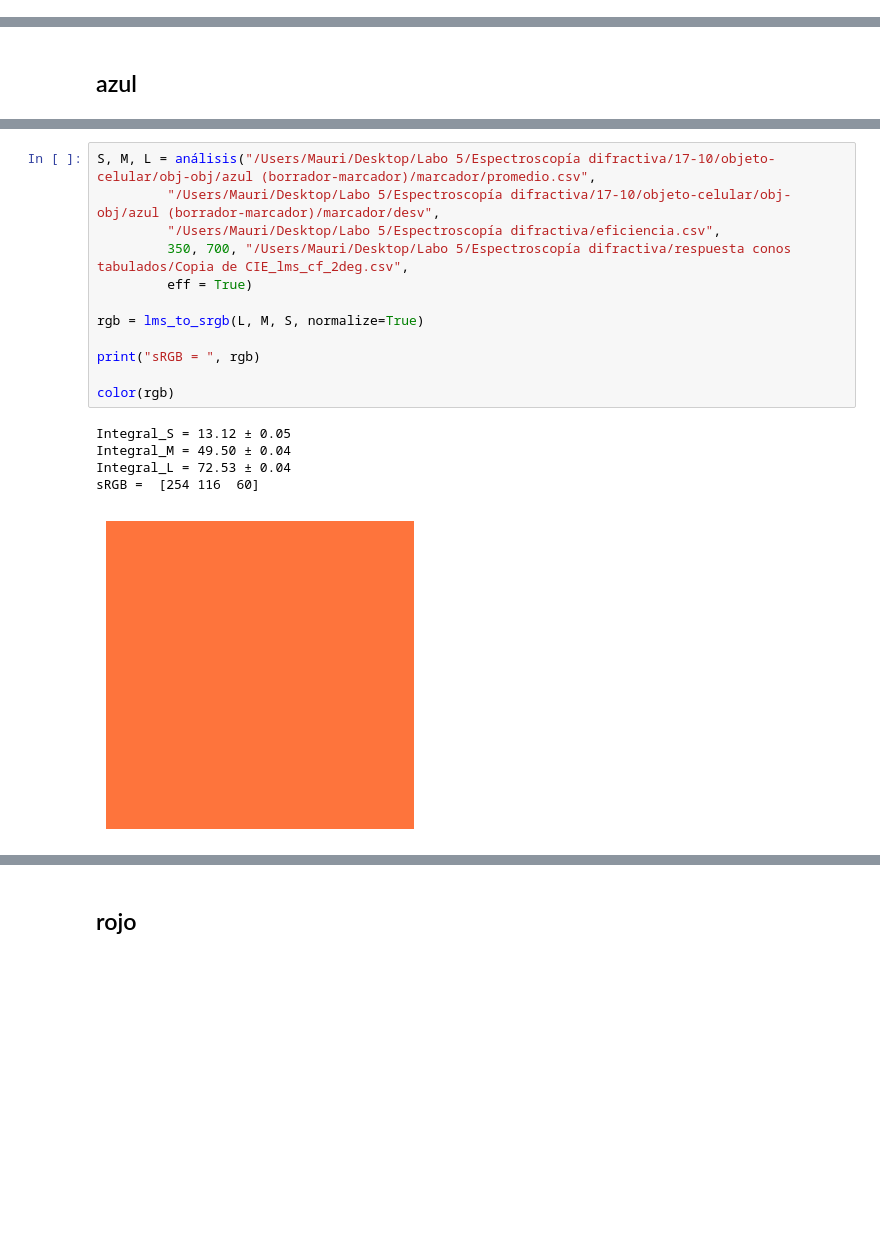
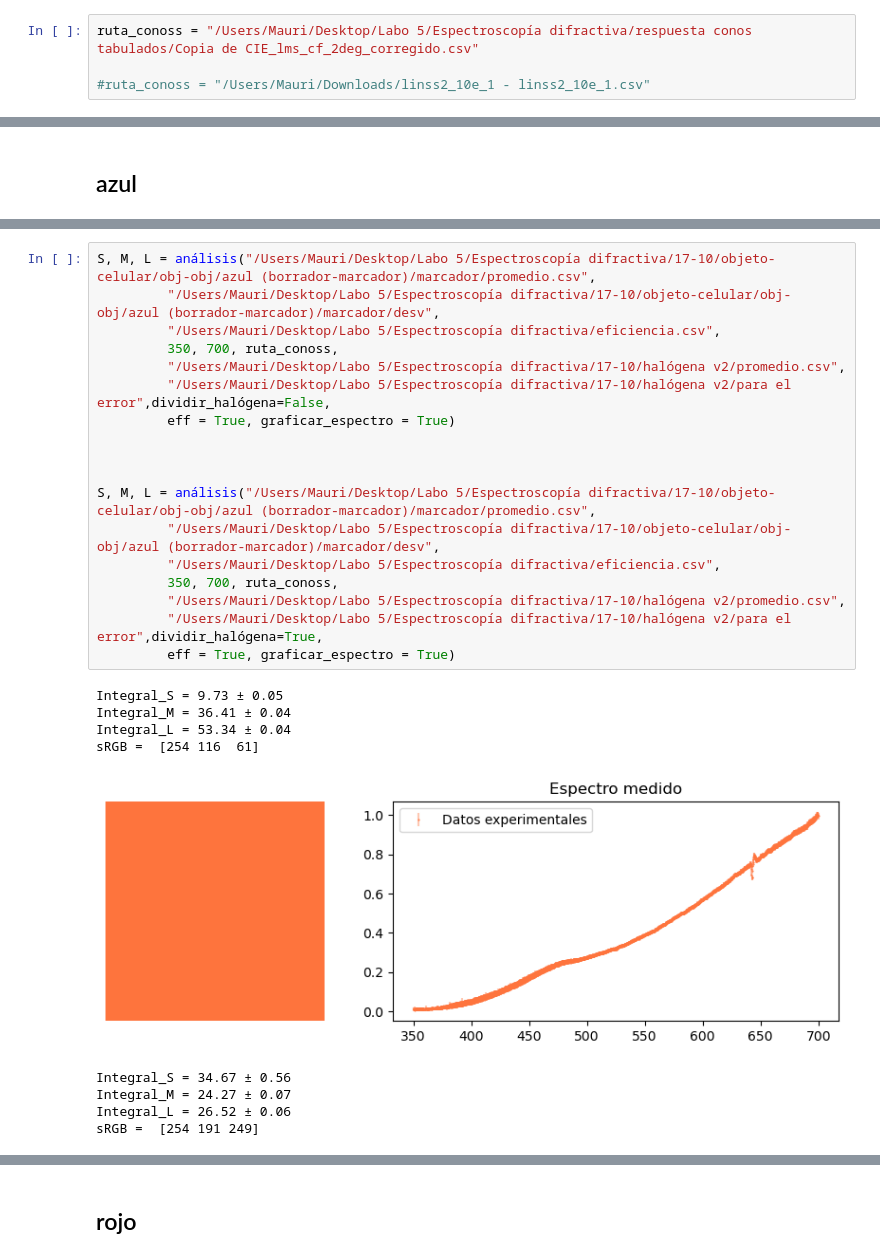
Before and after one commit to mauri-stack/labo5, a Jupyter notebook: espectroscopía_difractiva/visión_en_color.ipynb, the cells around one changed output, grey strips where cells are left out. Saved outputs shown, nothing was run; the diff lists cells and outputs as text; blank space fills up the shorter version.

```diff
--- a/espectroscopía_difractiva/visión_en_color.ipynb
+++ b/espectroscopía_difractiva/visión_en_color.ipynb
@@ -398,3 +623,7 @@ def análisis(ruta_espectro, ruta_carpeta_errores, ruta_eficiencia_csv, inferior
+# %%
+ruta_conoss = "/Users/Mauri/Desktop/Labo 5/Espectroscopía difractiva/respuesta conos tabulados/Copia de CIE_lms_cf_2deg_corregido.csv"
+
+#ruta_conoss = "/Users/Mauri/Downloads/linss2_10e_1 - linss2_10e_1.csv"
 # %% [markdown]
 # Objeto - Objeto
 # %% [markdown]
@@ -458,18 +717,28 @@ sRGB =  [254 140 102]
 # %%
 S, M, L = análisis("/Users/Mauri/Desktop/Labo 5/Espectroscopía difractiva/17-10/objeto-celular/obj-obj/azul (borrador-marcador)/marcador/promedio.csv",
          "/Users/Mauri/Desktop/Labo 5/Espectroscopía difractiva/17-10/objeto-celular/obj-obj/azul (borrador-marcador)/marcador/desv",
          "/Users/Mauri/Desktop/Labo 5/Espectroscopía difractiva/eficiencia.csv",
-         350, 700, "/Users/Mauri/Desktop/Labo 5/Espectroscopía difractiva/respuesta conos tabulados/Copia de CIE_lms_cf_2deg.csv",
-         eff = True)
+         350, 700, ruta_conoss,
+         "/Users/Mauri/Desktop/Labo 5/Espectroscopía difractiva/17-10/halógena v2/promedio.csv",
+         "/Users/Mauri/Desktop/Labo 5/Espectroscopía difractiva/17-10/halógena v2/para el error",dividir_halógena=False,
+         eff = True, graficar_espectro = True)
 
-rgb = lms_to_srgb(L, M, S, normalize=True)
 
-print("sRGB = ", rgb)
 
-color(rgb)
+S, M, L = análisis("/Users/Mauri/Desktop/Labo 5/Espectroscopía difractiva/17-10/objeto-celular/obj-obj/azul (borrador-marcador)/marcador/promedio.csv",
+         "/Users/Mauri/Desktop/Labo 5/Espectroscopía difractiva/17-10/objeto-celular/obj-obj/azul (borrador-marcador)/marcador/desv",
+         "/Users/Mauri/Desktop/Labo 5/Espectroscopía difractiva/eficiencia.csv",
+         350, 700, ruta_conoss,
+         "/Users/Mauri/Desktop/Labo 5/Espectroscopía difractiva/17-10/halógena v2/promedio.csv",
+         "/Users/Mauri/Desktop/Labo 5/Espectroscopía difractiva/17-10/halógena v2/para el error",dividir_halógena=True,
+         eff = True, graficar_espectro = True)
 # %% [output]
-Integral_S = 13.12 ± 0.05
-Integral_M = 49.50 ± 0.04
-Integral_L = 72.53 ± 0.04
-sRGB =  [254 116  60]
+Integral_S = 9.73 ± 0.05
+Integral_M = 36.41 ± 0.04
+Integral_L = 53.34 ± 0.04
+sRGB =  [254 116  61]
-[figure, old version]
+[figure, new version]
+Integral_S = 34.67 ± 0.56
+Integral_M = 24.27 ± 0.07
+Integral_L = 26.52 ± 0.06
+sRGB =  [254 191 249]
```
Also changed, not shown: parts of 19 cells of this notebook, 1 other file.
